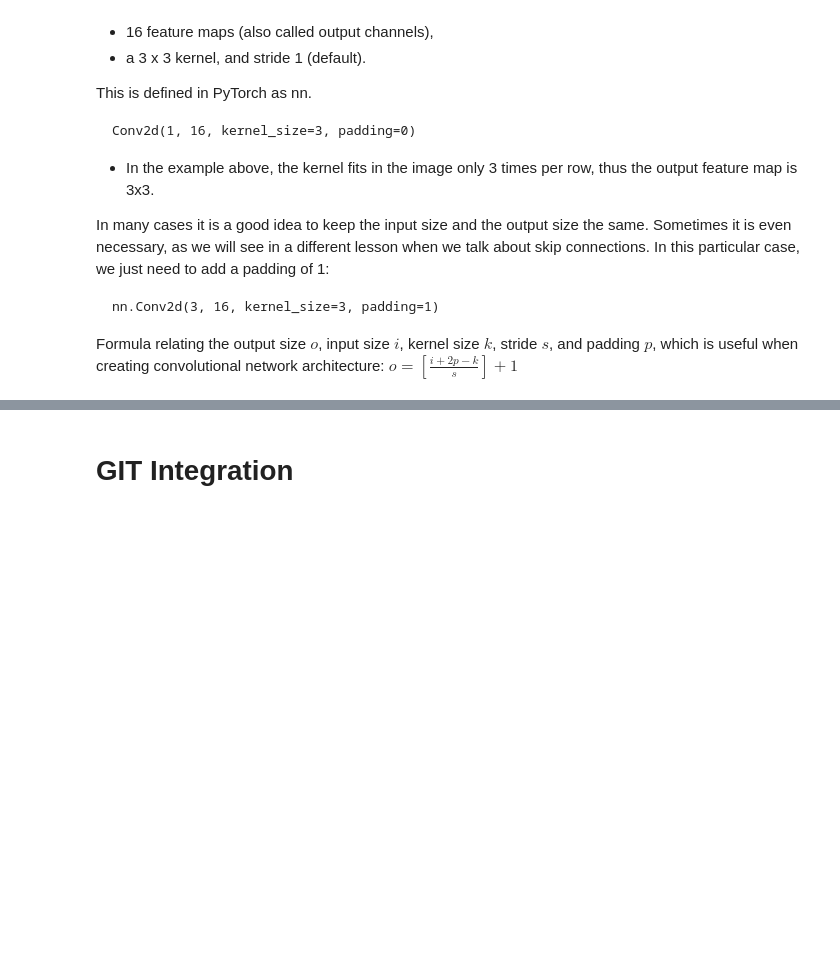
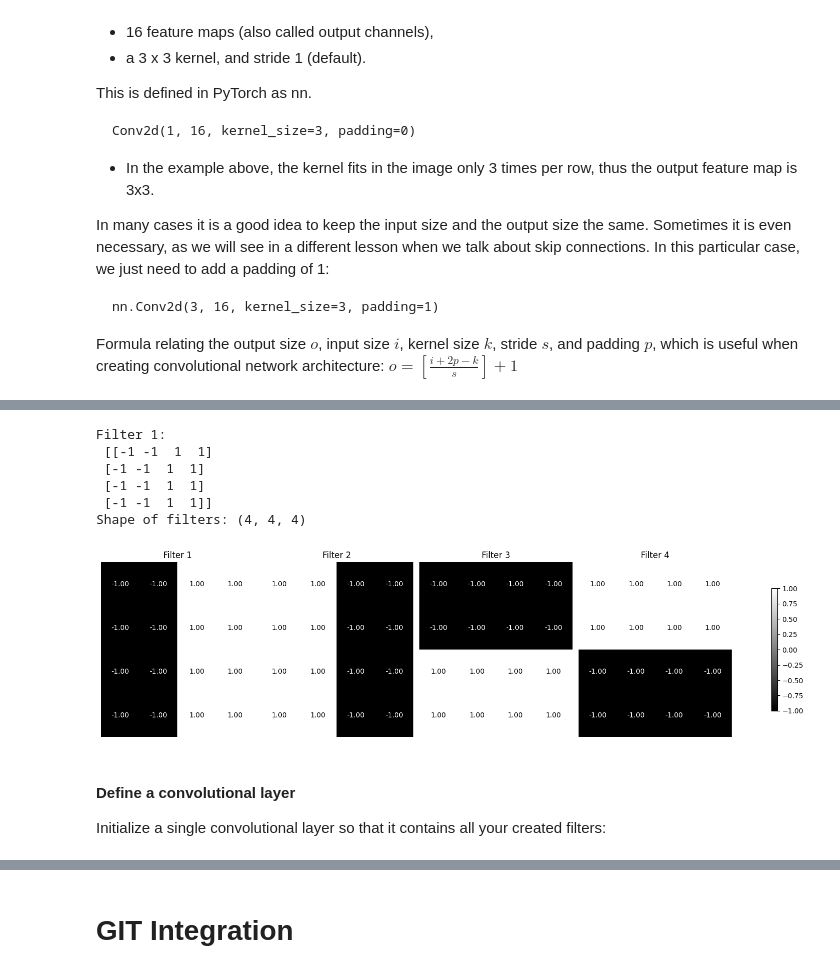
Before and after one commit to omogbolahan94/CNN, a Jupyter notebook: DL-Udacity-AWS-CNN.ipynb, the cells around one changed output, grey strips where cells are left out. Drawn from its saved outputs; the diff is of its cells as text; code cells hidden in the pictures; blank space fills up the shorter version.

```diff
--- a/DL-Udacity-AWS-CNN.ipynb
+++ b/DL-Udacity-AWS-CNN.ipynb
@@ -493,0 +530,54 @@ $o = [\frac{i + 2p - k}{s}] + 1$
+# %%
+# Defining four different filters: which are linear combinations of the `filter_vals` defined above
+
+# define four filters
+filter_1 = filter_vals
+filter_2 = -filter_1
+filter_3 = filter_1.T
+filter_4 = -filter_3
+# Stack them together in a (4, 4, 4) array
+filters = np.array([filter_1, filter_2, filter_3, filter_4])
+
+# For an example, print out the values of filter 1
+print('Filter 1: \n', filter_1)
+print(f"Shape of filters: {filters.shape}")
+# %% [output]
+Filter 1:
+ [[-1 -1  1  1]
+ [-1 -1  1  1]
+ [-1 -1  1  1]
+ [-1 -1  1  1]]
+Shape of filters: (4, 4, 4)
+# %%
+def visualize_filters(filters):
+    """
+    Visualizes each 2D filter and displays the value of each cell.
+    :param filters: numpy array of shape (N, H, W)
+    """
+    num_filters = filters.shape[0]
+    fig, axs = plt.subplots(1, num_filters, figsize=(4 * num_filters, 4))
+
+    for i in range(num_filters):
+        f = filters[i]
+        ax = axs[i] if num_filters > 1 else axs
+        im = ax.imshow(f, cmap='grey', aspect='auto')
+        ax.set_title(f'Filter {i+1}')
+        ax.axis('off')
+
+        # Show values in each cell
+        for y in range(f.shape[0]):
+            for x in range(f.shape[1]):
+                ax.text(x, y, f'{f[y, x]:.2f}', ha='center', va='center', color='white' if f[y, x] < f.max()/2 else 'black')
+
+    plt.tight_layout()
+    plt.colorbar(im, ax=axs, shrink=0.7)
+    plt.show()
+# %%
+# visualize all four filters
+visualize_filters(filters)
+# %% [output]
+[figure, added]
+# %% [markdown]
+#### Define a convolutional layer
+
+Initialize a single convolutional layer so that it contains all your created filters:
```
Also changed, not shown: parts of 20 cells of this notebook.
